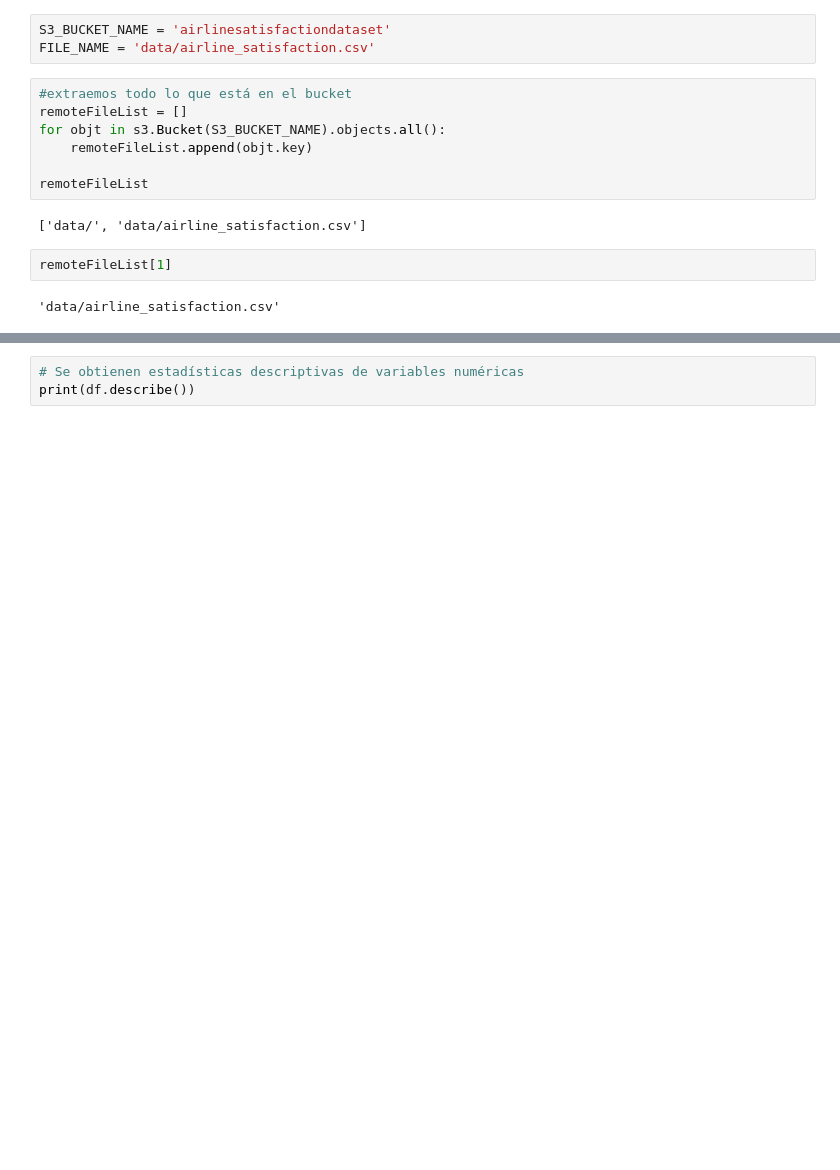
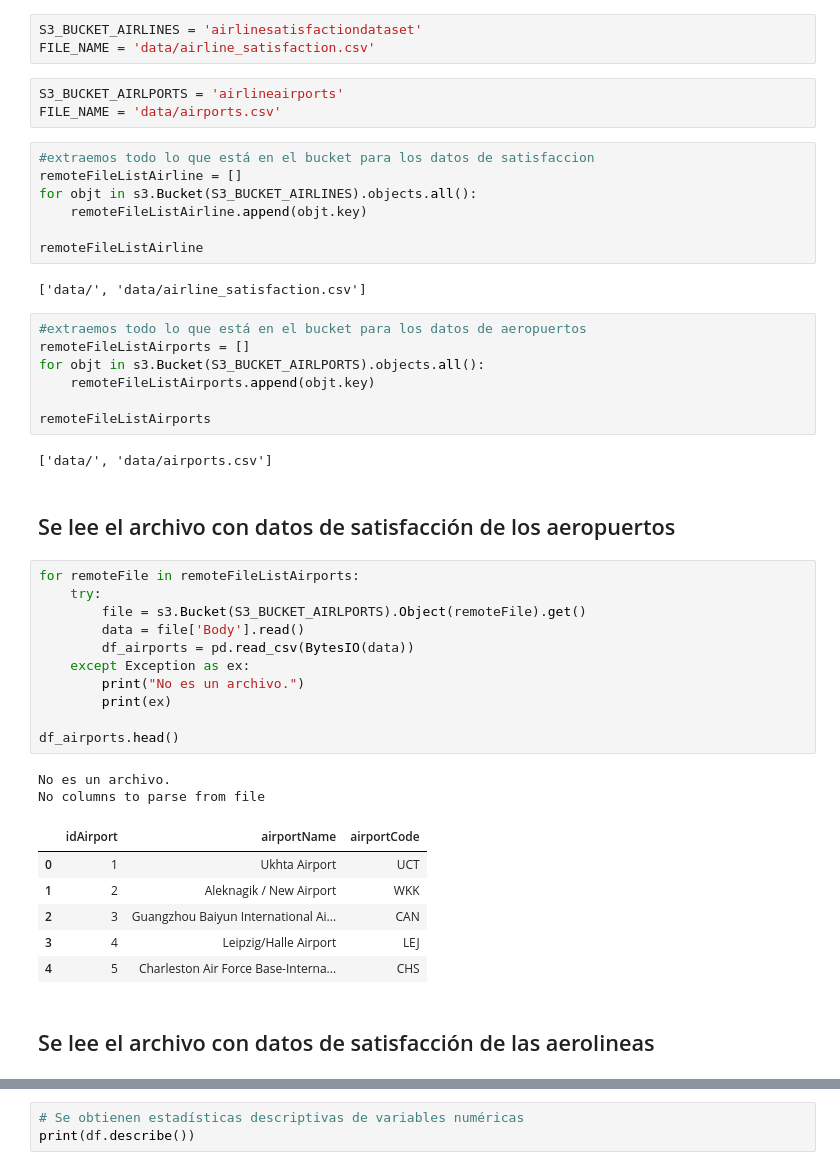
Before and after one commit to fernandosagastume/ProyectoFinalDSPython, a Jupyter notebook: src_code.ipynb, the cells around one changed output, grey strips where cells are left out. Drawn from its saved outputs; the diff is of its cells as text; blank space fills up the shorter version.

Commit message:
Se agrega el dataset de aeropuertos al análisis.

```diff
--- a/src_code.ipynb
+++ b/src_code.ipynb
@@ -51,18 +52,50 @@ for bucket in s3.buckets.all():
 airlinesatisfactiondataset
 # %%
-S3_BUCKET_NAME = 'airlinesatisfactiondataset'
+S3_BUCKET_AIRLINES = 'airlinesatisfactiondataset'
 FILE_NAME = 'data/airline_satisfaction.csv'
+# %%
+S3_BUCKET_AIRLPORTS = 'airlineairports'
+FILE_NAME = 'data/airports.csv'
 # %%
-#extraemos todo lo que está en el bucket
-remoteFileList = []
-for objt in s3.Bucket(S3_BUCKET_NAME).objects.all():
-    remoteFileList.append(objt.key)
+#extraemos todo lo que está en el bucket para los datos de satisfaccion
+remoteFileListAirline = []
+for objt in s3.Bucket(S3_BUCKET_AIRLINES).objects.all():
+    remoteFileListAirline.append(objt.key)
 
-remoteFileList
+remoteFileListAirline
 # %% [output]
 ['data/', 'data/airline_satisfaction.csv']
-# %%
-remoteFileList[1]
-# %% [output]
-'data/airline_satisfaction.csv'
+# %%
+#extraemos todo lo que está en el bucket para los datos de aeropuertos
+remoteFileListAirports = []
+for objt in s3.Bucket(S3_BUCKET_AIRLPORTS).objects.all():
+    remoteFileListAirports.append(objt.key)
+
+remoteFileListAirports
+# %% [output]
+['data/', 'data/airports.csv']
+# %% [markdown]
+## Se lee el archivo con datos de satisfacción de los aeropuertos
+# %%
+for remoteFile in remoteFileListAirports:
+    try:
+        file = s3.Bucket(S3_BUCKET_AIRLPORTS).Object(remoteFile).get()
+        data = file['Body'].read()
+        df_airports = pd.read_csv(BytesIO(data))
+    except Exception as ex:
+        print("No es un archivo.")
+        print(ex)
+
+df_airports.head()
+# %% [output]
+No es un archivo.
+No columns to parse from file
+|  | idAirport | airportName | airportCode |
+| 0 | 1 | Ukhta Airport | UCT |
+| 1 | 2 | Aleknagik / New Airport | WKK |
+| 2 | 3 | Guangzhou Baiyun International Ai... | CAN |
+| 3 | 4 | Leipzig/Halle Airport | LEJ |
+| 4 | 5 | Charleston Air Force Base-Interna... | CHS |
+# %% [markdown]
+## Se lee el archivo con datos de satisfacción de las aerolineas
 # %%
```
Also changed, not shown: parts of 2 cells of this notebook.
